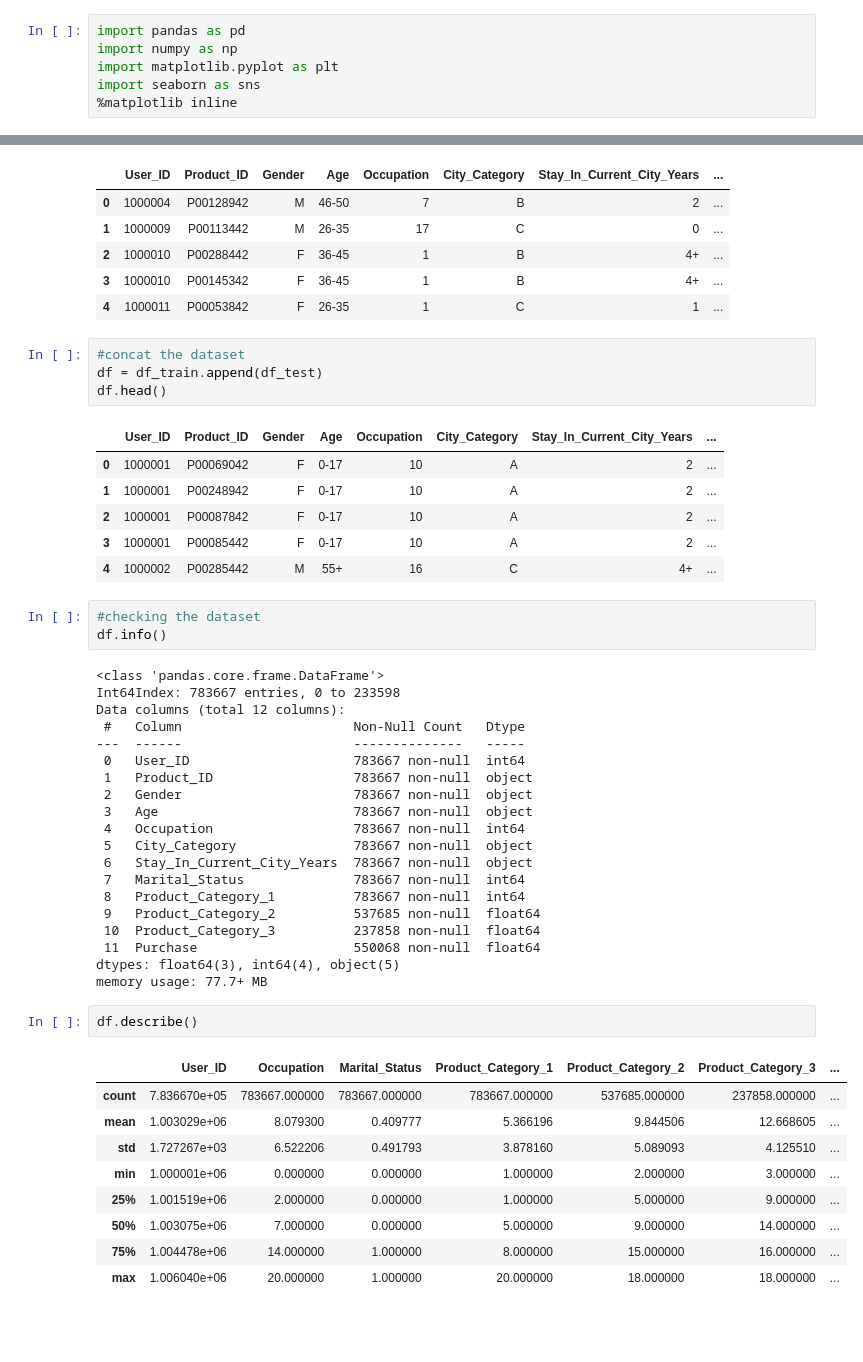
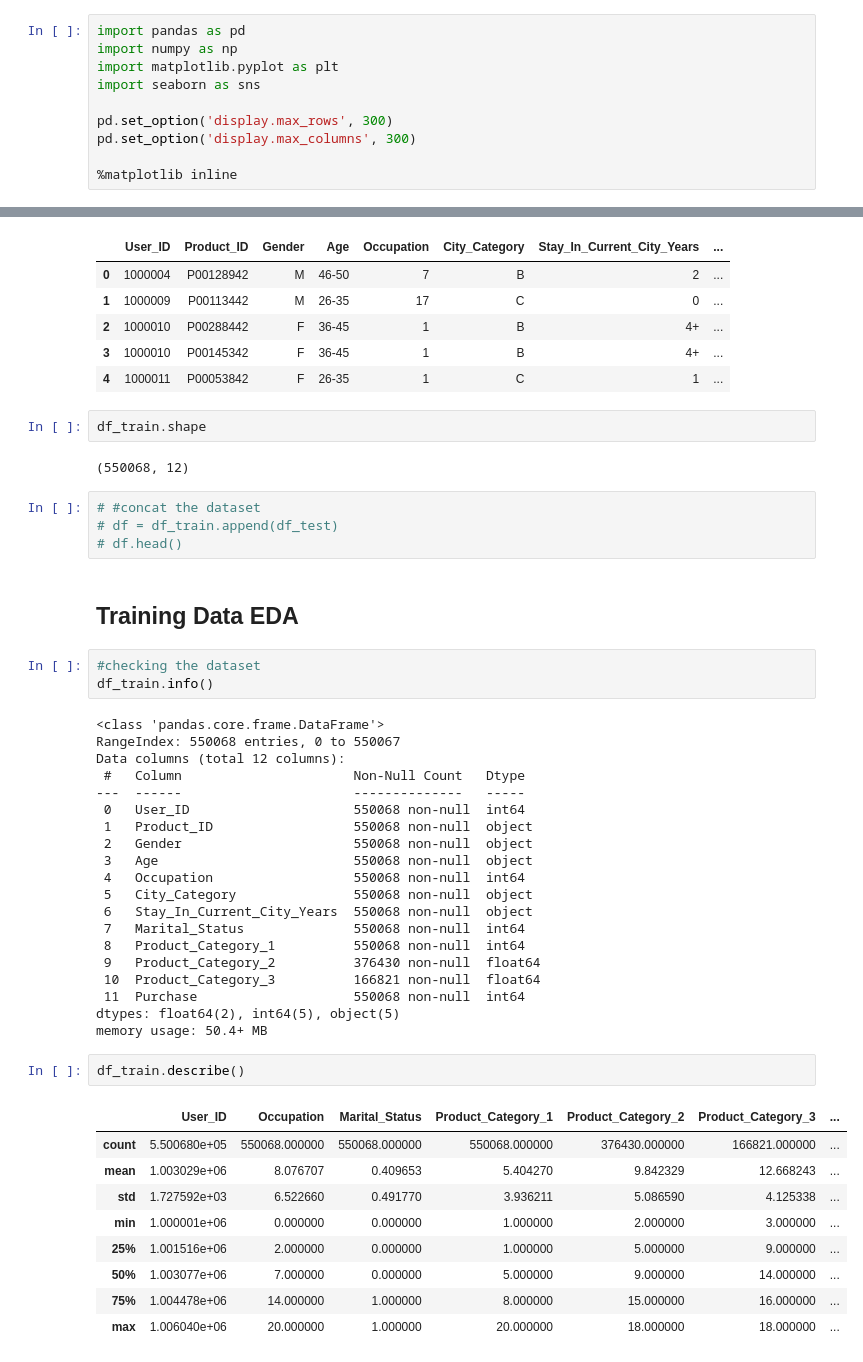
Before and after one commit to rohandawar/EDA_And_feature_Engineering, a Jupyter notebook: eda-feature-engineering-black-friday.ipynb, the cells around one changed output, grey strips where cells are left out. Cells and saved outputs as stored; diff of their text form; blank space fills up the shorter version.

```diff
--- a/eda-feature-engineering-black-friday.ipynb
+++ b/eda-feature-engineering-black-friday.ipynb
@@ -24,6 +24,10 @@ import pandas as pd
 import numpy as np
 import matplotlib.pyplot as plt
 import seaborn as sns
+
+pd.set_option('display.max_rows', 300)
+pd.set_option('display.max_columns', 300)
+
 %matplotlib inline
 # %%
 df_train=pd.read_csv('/kaggle/input/black-friday/train.csv')
@@ -46,49 +50,48 @@ df_test.head()
 | 2 | 1000010 | P00288442 | F | 36-45 | 1 | B | 4+ | ... |
 | 3 | 1000010 | P00145342 | F | 36-45 | 1 | B | 4+ | ... |
 | 4 | 1000011 | P00053842 | F | 26-35 | 1 | C | 1 | ... |
+# %%
+df_train.shape
+# %% [output]
+(550068, 12)
 # %%
-#concat the dataset
-df = df_train.append(df_test)
-df.head()
+# #concat the dataset
+# df = df_train.append(df_test)
+# df.head()
-# %% [output]
-|  | User_ID | Product_ID | Gender | Age | Occupation | City_Category | Stay_In_Current_City_Years | ... |
-| 0 | 1000001 | P00069042 | F | 0-17 | 10 | A | 2 | ... |
-| 1 | 1000001 | P00248942 | F | 0-17 | 10 | A | 2 | ... |
-| 2 | 1000001 | P00087842 | F | 0-17 | 10 | A | 2 | ... |
-| 3 | 1000001 | P00085442 | F | 0-17 | 10 | A | 2 | ... |
-| 4 | 1000002 | P00285442 | M | 55+ | 16 | C | 4+ | ... |
+# %% [markdown]
+## Training Data EDA
 # %%
 #checking the dataset
-df.info()
+df_train.info()
 # %% [output]
 <class 'pandas.core.frame.DataFrame'>
-Int64Index: 783667 entries, 0 to 233598
+RangeIndex: 550068 entries, 0 to 550067
 Data columns (total 12 columns):
  #   Column                      Non-Null Count   Dtype
 ---  ------                      --------------   -----
- 0   User_ID                     783667 non-null  int64
- 1   Product_ID                  783667 non-null  object
- 2   Gender                      783667 non-null  object
- 3   Age                         783667 non-null  object
- 4   Occupation                  783667 non-null  int64
- 5   City_Category               783667 non-null  object
- 6   Stay_In_Current_City_Years  783667 non-null  object
- 7   Marital_Status              783667 non-null  int64
- 8   Product_Category_1          783667 non-null  int64
- 9   Product_Category_2          537685 non-null  float64
- 10  Product_Category_3          237858 non-null  float64
- 11  Purchase                    550068 non-null  float64
-dtypes: float64(3), int64(4), object(5)
-memory usage: 77.7+ MB
+ 0   User_ID                     550068 non-null  int64
+ 1   Product_ID                  550068 non-null  object
+ 2   Gender                      550068 non-null  object
+ 3   Age                         550068 non-null  object
+ 4   Occupation                  550068 non-null  int64
+ 5   City_Category               550068 non-null  object
+ 6   Stay_In_Current_City_Years  550068 non-null  object
+ 7   Marital_Status              550068 non-null  int64
+ 8   Product_Category_1          550068 non-null  int64
+ 9   Product_Category_2          376430 non-null  float64
+ 10  Product_Category_3          166821 non-null  float64
+ 11  Purchase                    550068 non-null  int64
+dtypes: float64(2), int64(5), object(5)
+memory usage: 50.4+ MB
 # %%
-df.describe()
+df_train.describe()
 # %% [output]
 |  | User_ID | Occupation | Marital_Status | Product_Category_1 | Product_Category_2 | Product_Category_3 | ... |
-| count | 7.836670e+05 | 783667.000000 | 783667.000000 | 783667.000000 | 537685.000000 | 237858.000000 | ... |
-| mean | 1.003029e+06 | 8.079300 | 0.409777 | 5.366196 | 9.844506 | 12.668605 | ... |
-| std | 1.727267e+03 | 6.522206 | 0.491793 | 3.878160 | 5.089093 | 4.125510 | ... |
+| count | 5.500680e+05 | 550068.000000 | 550068.000000 | 550068.000000 | 376430.000000 | 166821.000000 | ... |
+| mean | 1.003029e+06 | 8.076707 | 0.409653 | 5.404270 | 9.842329 | 12.668243 | ... |
+| std | 1.727592e+03 | 6.522660 | 0.491770 | 3.936211 | 5.086590 | 4.125338 | ... |
 | min | 1.000001e+06 | 0.000000 | 0.000000 | 1.000000 | 2.000000 | 3.000000 | ... |
-| 25% | 1.001519e+06 | 2.000000 | 0.000000 | 1.000000 | 5.000000 | 9.000000 | ... |
-| 50% | 1.003075e+06 | 7.000000 | 0.000000 | 5.000000 | 9.000000 | 14.000000 | ... |
+| 25% | 1.001516e+06 | 2.000000 | 0.000000 | 1.000000 | 5.000000 | 9.000000 | ... |
+| 50% | 1.003077e+06 | 7.000000 | 0.000000 | 5.000000 | 9.000000 | 14.000000 | ... |
 | 75% | 1.004478e+06 | 14.000000 | 1.000000 | 8.000000 | 15.000000 | 16.000000 | ... |
 | max | 1.006040e+06 | 20.000000 | 1.000000 | 20.000000 | 18.000000 | 18.000000 | ... |
```
Also changed, not shown: parts of 18 cells of this notebook.
